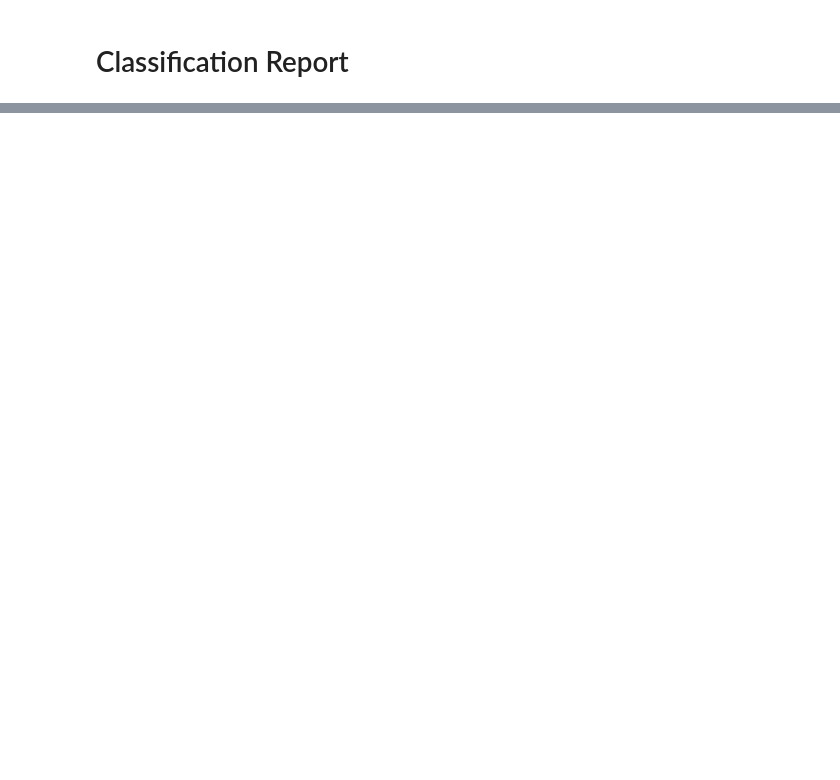
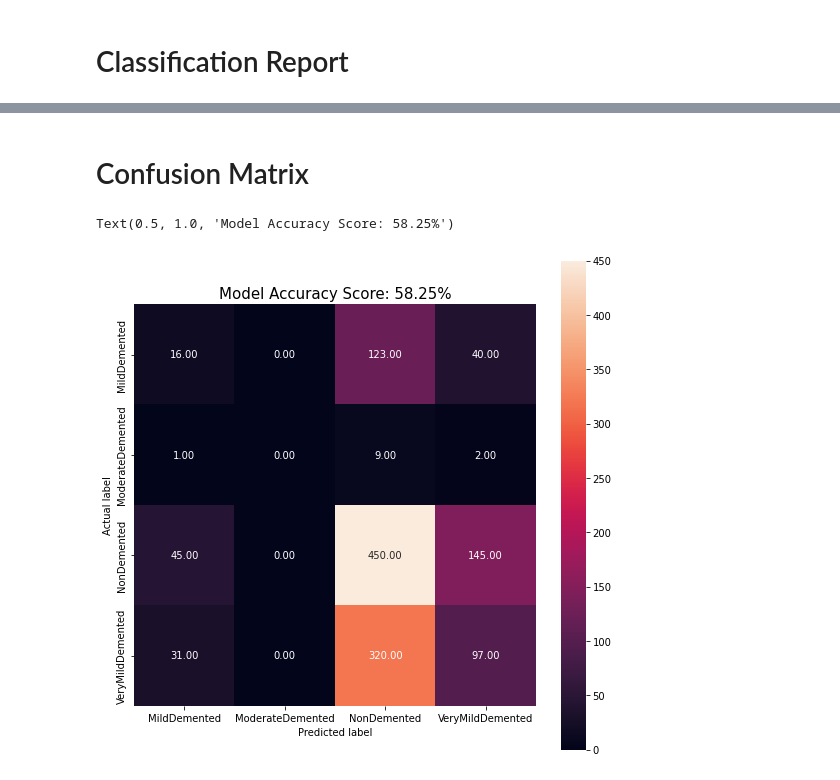
Before and after one commit to KnzMcn/Attempts-At-Learning-CNN, a Jupyter notebook: cnn_with_imagedatasetfromdirectory.ipynb, the cells around one changed output, grey strips where cells are left out. Drawn from its saved outputs; the diff is of its cells as text; code cells hidden in the pictures; blank space fills up the shorter version.

Commit message:
Fixed the evaluation metrics. Accuracy is still terrible.

```diff
--- a/cnn_with_imagedatasetfromdirectory.ipynb
+++ b/cnn_with_imagedatasetfromdirectory.ipynb
@@ -269,3 +257,25 @@ print(classification_report(test_labels, pred_classes, target_names = target_nam
     accuracy                           0.44      1279
    macro avg       0.25      0.25      0.24      1279
 weighted avg       0.39      0.44      0.40      1279
+# %% [markdown]
+# Confusion Matrix
+# %%
+# create confusion matrix
+cm = confusion_matrix(test_labels, pred_classes)
+# %%
+# create a heatmap
+plt.figure(figsize=(9, 9))
+
+sns.heatmap(cm,
+            annot = True,
+            fmt = ".2f",
+            square = True,
+            yticklabels = class_labels,
+            xticklabels = class_labels)
+plt.xlabel('Predicted label')
+plt.ylabel('Actual label')
+all_sample_title = f'Model Accuracy Score: {test_eval[1]:.2%}'
+plt.title(all_sample_title, size = 15)
+# %% [output]
+Text(0.5, 1.0, 'Model Accuracy Score: 58.25%')
+[figure, added]
```
Also changed, not shown: parts of 7 cells of this notebook.
